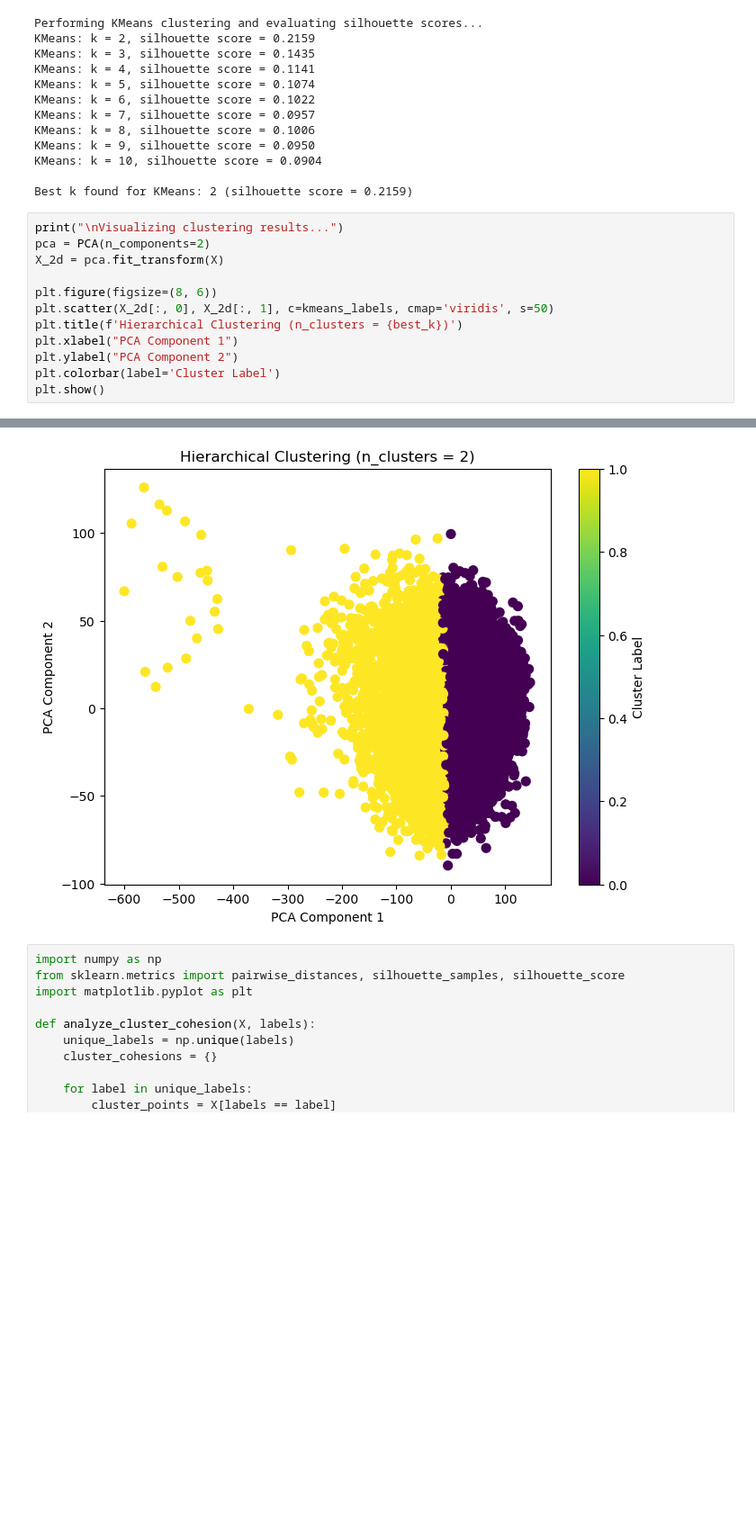
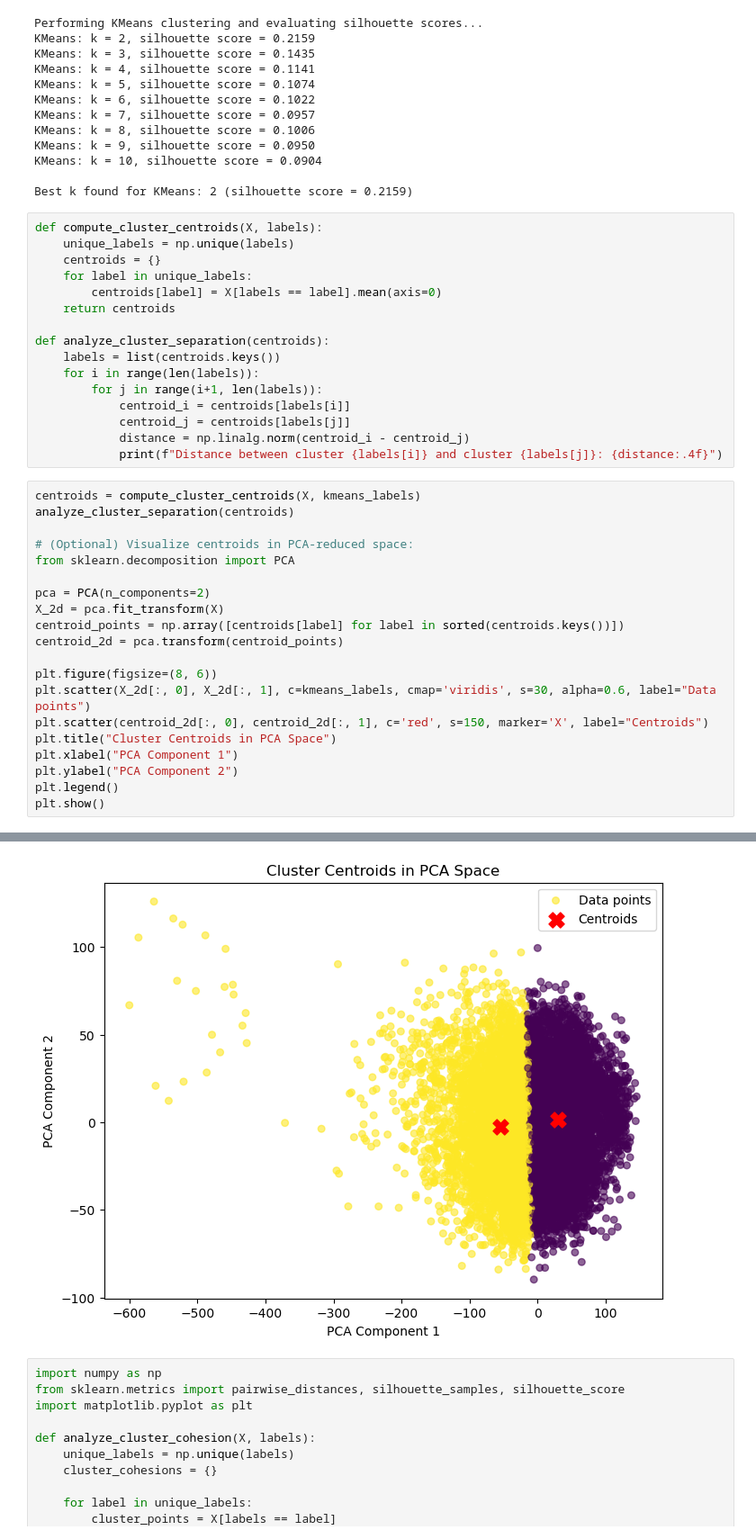
Before and after one commit to mrmh13801225/UT_ML_Project, a Jupyter notebook: src/FinalProject.ipynb, the cells around one changed output, grey strips where cells are left out. Shown at 90% size. Drawn from its saved outputs; the diff is of its cells as text; blank space fills up the shorter version.

Commit message:
update clusters pca plot

```diff
--- a/src/FinalProject.ipynb
+++ b/src/FinalProject.ipynb
@@ -898,16 +898,40 @@ KMeans: k = 9, silhouette score = 0.0950
 KMeans: k = 10, silhouette score = 0.0904
 
 Best k found for KMeans: 2 (silhouette score = 0.2159)
+# %%
+def compute_cluster_centroids(X, labels):
+    unique_labels = np.unique(labels)
+    centroids = {}
+    for label in unique_labels:
+        centroids[label] = X[labels == label].mean(axis=0)
+    return centroids
+
+def analyze_cluster_separation(centroids):
+    labels = list(centroids.keys())
+    for i in range(len(labels)):
+        for j in range(i+1, len(labels)):
+            centroid_i = centroids[labels[i]]
+            centroid_j = centroids[labels[j]]
+            distance = np.linalg.norm(centroid_i - centroid_j)
+            print(f"Distance between cluster {labels[i]} and cluster {labels[j]}: {distance:.4f}")
 # %%
-print("\nVisualizing clustering results...")
+centroids = compute_cluster_centroids(X, kmeans_labels)
+analyze_cluster_separation(centroids)
+
+# (Optional) Visualize centroids in PCA-reduced space:
+from sklearn.decomposition import PCA
+
 pca = PCA(n_components=2)
 X_2d = pca.fit_transform(X)
+centroid_points = np.array([centroids[label] for label in sorted(centroids.keys())])
+centroid_2d = pca.transform(centroid_points)
 
 plt.figure(figsize=(8, 6))
-plt.scatter(X_2d[:, 0], X_2d[:, 1], c=kmeans_labels, cmap='viridis', s=50)
-plt.title(f'Hierarchical Clustering (n_clusters = {best_k})')
+plt.scatter(X_2d[:, 0], X_2d[:, 1], c=kmeans_labels, cmap='viridis', s=30, alpha=0.6, label="Data points")
+plt.scatter(centroid_2d[:, 0], centroid_2d[:, 1], c='red', s=150, marker='X', label="Centroids")
+plt.title("Cluster Centroids in PCA Space")
 plt.xlabel("PCA Component 1")
 plt.ylabel("PCA Component 2")
-plt.colorbar(label='Cluster Label')
+plt.legend()
 plt.show()
 # %% [output]
@@ -915,4 +939,4 @@ Visualizing clustering results...
-[figure, old version]
+[figure, new version]
 # %%
 import numpy as np
 from sklearn.metrics import pairwise_distances, silhouette_samples, silhouette_score
```
Also changed, not shown: parts of 3 cells of this notebook.
